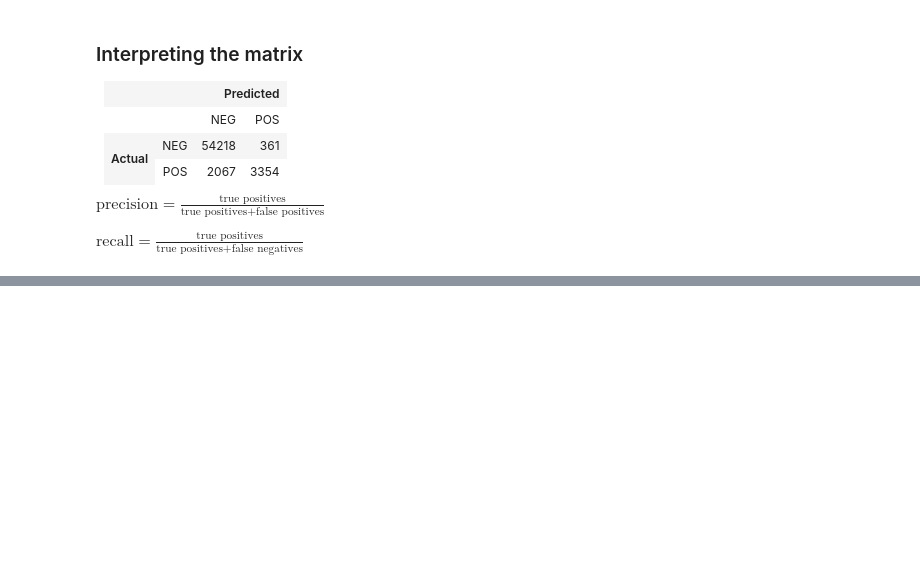
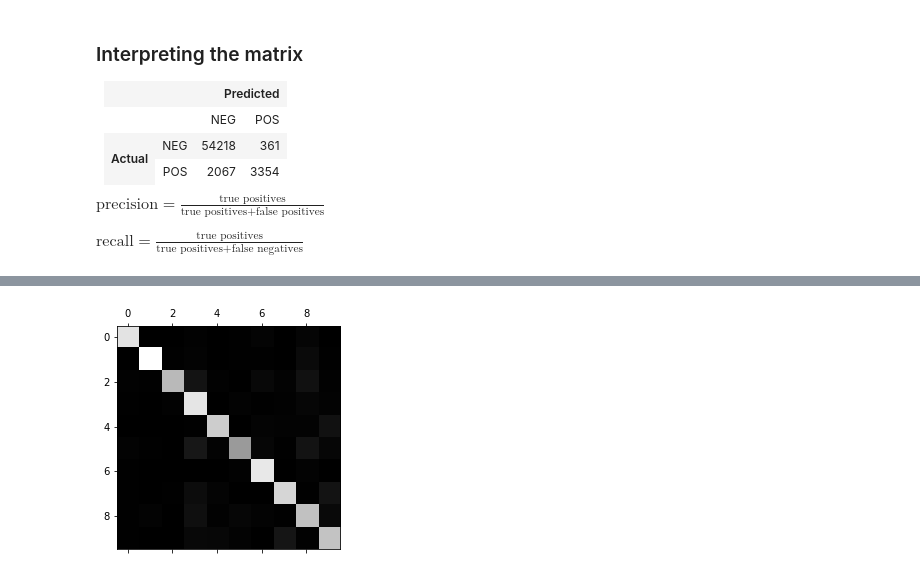
Before and after one commit to stberg3/mtg_scrape, a Jupyter notebook: ML_tutorials/Classification.ipynb, the cells around one changed output, grey strips where cells are left out. Cells and saved outputs as stored; diff of their text form; code cells hidden in the pictures; blank space fills up the shorter version.

Commit message:
Created a simple multiclass classifier for MNIST

```diff
--- a/ML_tutorials/Classification.ipynb
+++ b/ML_tutorials/Classification.ipynb
@@ -147,0 +218,5 @@ f1_score(y_train_5, y_train_pred)
+# %%
+#scikit learn automatically detects when you're trying to use a binary classification alg. and used the OvA strategy
+
+sgd_clf.fit(X_train, y_train)
+sgd_clf.predict([some_digit])
@@ -147,0 +254,7 @@ f1_score(y_train_5, y_train_pred)
+# %%
+# use OvO instead:
+
+from sklearn.multiclass import OneVsOneClassifier
+ovo_clf = OneVsOneClassifier(SGDClassifier(random_state=42))
+ovo_clf.fit(X_train, y_train)
+ovo_clf.predict([some_digit])
@@ -147,0 +271,6 @@ f1_score(y_train_5, y_train_pred)
+# %%
+from sklearn.ensemble import RandomForestClassifier
+
+forest_clf = RandomForestClassifier()
+forest_clf.fit(X_train, y_train)
+forest_clf.predict([some_digit])
@@ -147,0 +299,4 @@ f1_score(y_train_5, y_train_pred)
+# %%
+y_train_pred = cross_val_predict(sgd_clf, X_train, y_train, cv=3)
+conf_mx = confusion_matrix(y_train, y_train_pred)
+conf_mx
@@ -147,0 +314,5 @@ f1_score(y_train_5, y_train_pred)
+# %%
+plt.matshow(conf_mx, cmap=plt.cm.gray)
+plt.show()
+# %% [output]
+[figure, added]
```
Also changed, not shown: parts of 32 cells of this notebook.
